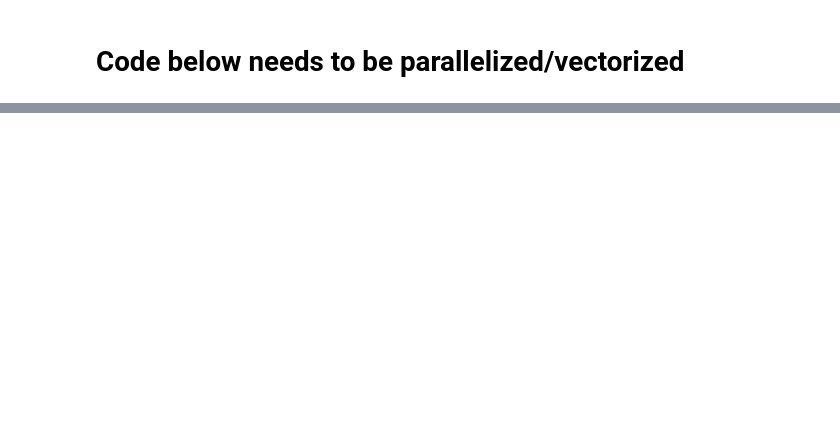
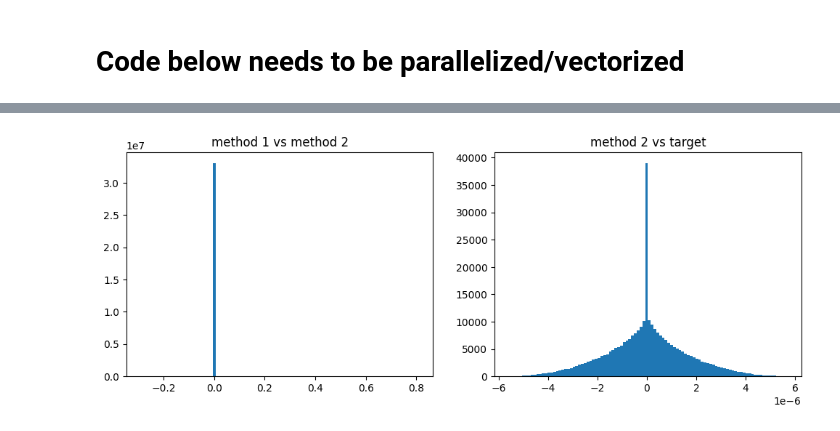
Before and after one commit to szwinter/realtime-birds, a Jupyter notebook: notebooks/B1_eval_species.ipynb, the cells around one changed output, grey strips where cells are left out. Cells and saved outputs as stored; diff of their text form; code cells hidden in the pictures; blank space fills up the shorter version.

```diff
--- a/notebooks/B1_eval_species.ipynb
+++ b/notebooks/B1_eval_species.ipynb
@@ -333,6 +342,7 @@ def shift_loss(delta, avg, Ls):
     probs_shifted = scipy_norm.cdf(Ls + delta)
     return np.square(avg - np.mean(probs_shifted))
 
+post_ha_mean = a_ha.copy()
 for c0 in tqdm.tqdm(cells_to_update):
     row = c0//prior_map.width
     col = c0%prior_map.width
@@ -349,3 +359,4 @@ for c0 in tqdm.tqdm(cells_to_update):
     row = c0//prior_map.width
     col = c0%prior_map.width
     post_ha_var[(factor*row):(factor*(row+1)),(factor*col):(factor*(col+1))] = post_map.var_map[row, col]
+post_ha_mean1 = post_ha_mean.copy()
@@ -351,0 +413,11 @@ for c0 in tqdm.tqdm(cells_to_update):
+# %%
+plt.figure(figsize=[12,4])
+plt.subplot(1,2,1)
+plt.hist(post_ha_mean2.flatten() - post_ha_mean1.flatten(), bins=100)
+plt.title("method 1 vs method 2")
+plt.subplot(1,2,2)
+plt.hist(np.nanmean(prob_grid_shifted, (-1,-2)) - avg_vec, bins=100)
+plt.title("method 2 vs target")
+plt.show()
+# %% [output]
+[figure, added]
```
Also changed, not shown: parts of 23 cells of this notebook.
